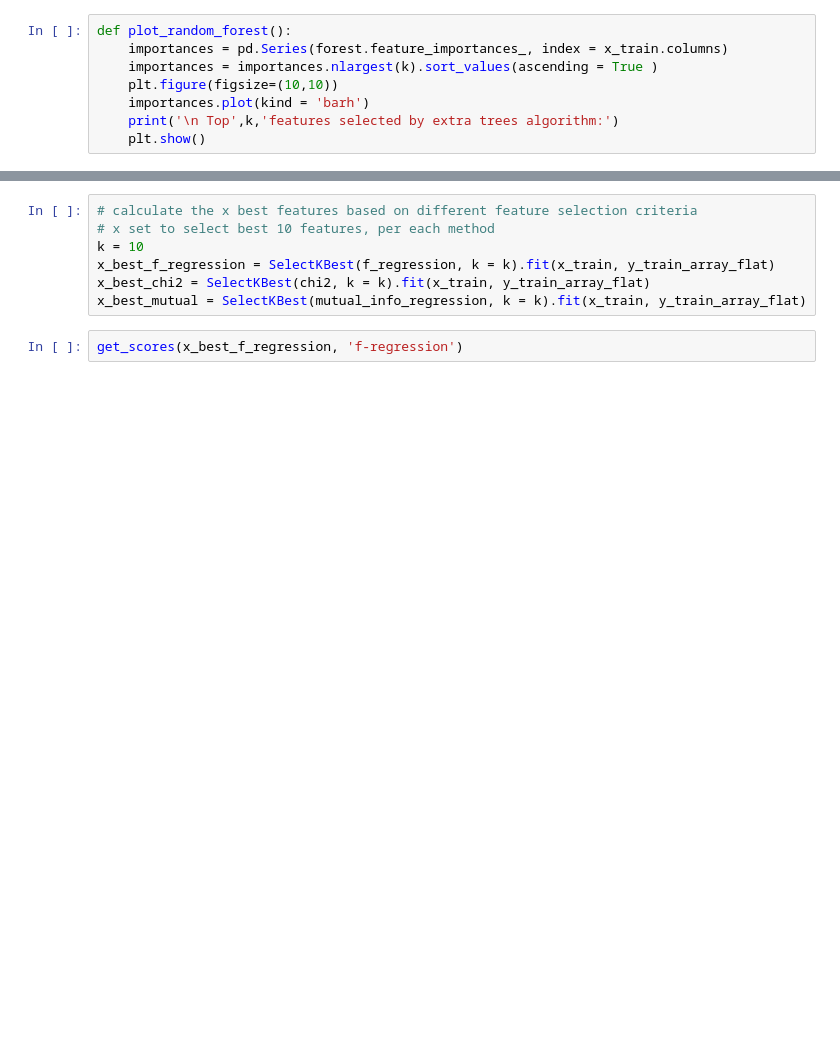
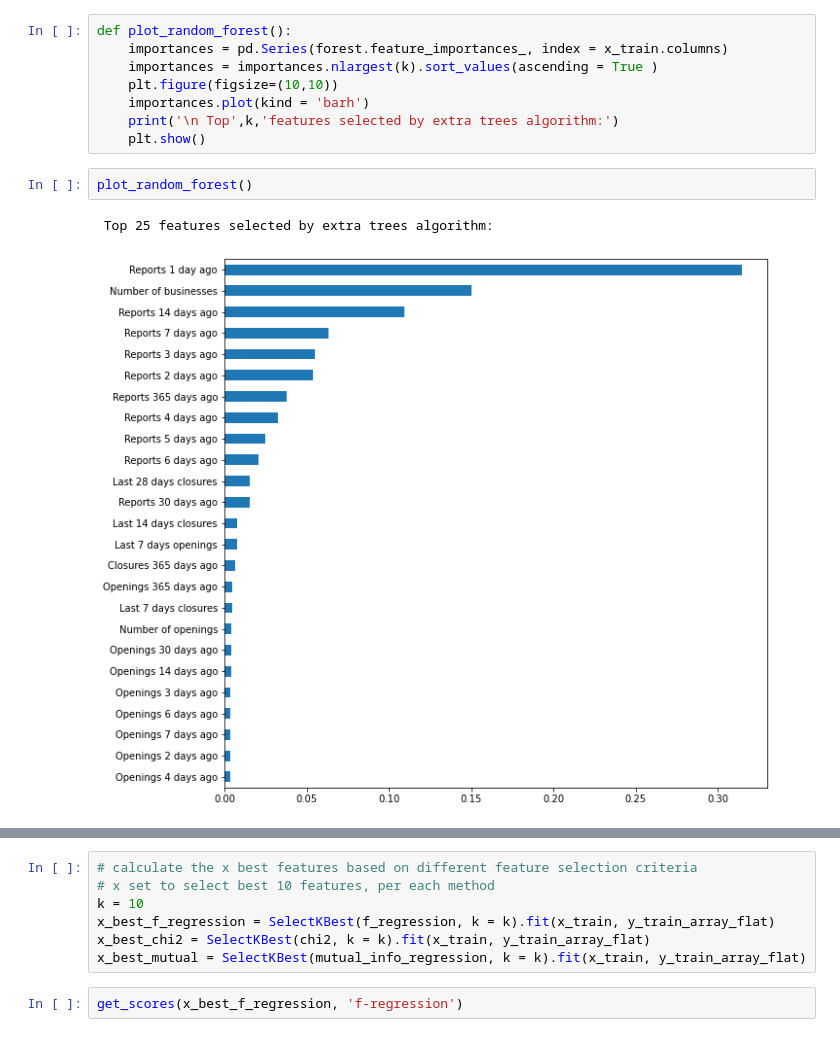
Before and after one commit to CBProgramming/CrimePrediction, a Jupyter notebook: 09 - Feature Selection Algorithm Result Analysis.ipynb, the cells around one changed output, grey strips where cells are left out. Saved outputs shown, nothing was run; the diff lists cells and outputs as text; blank space fills up the shorter version.

```diff
--- a/09 - Feature Selection Algorithm Result Analysis.ipynb
+++ b/09 - Feature Selection Algorithm Result Analysis.ipynb
@@ -62,3 +77,8 @@ def plot_random_forest():
     importances.plot(kind = 'barh')
     print('\n Top',k,'features selected by extra trees algorithm:')
     plt.show()
+# %%
+plot_random_forest()
+# %% [output]
+ Top 25 features selected by extra trees algorithm:
+[figure, added]
```
Also changed, not shown: parts of 23 cells of this notebook, 4 other files.
